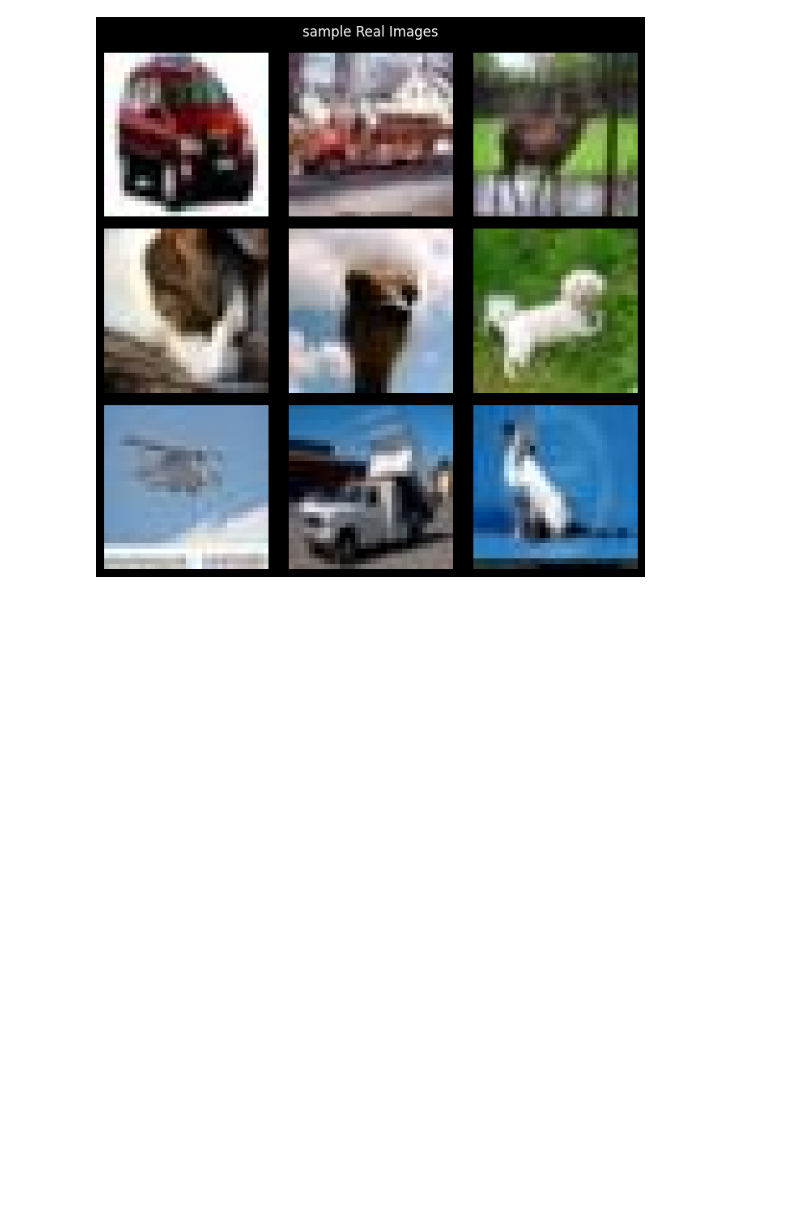
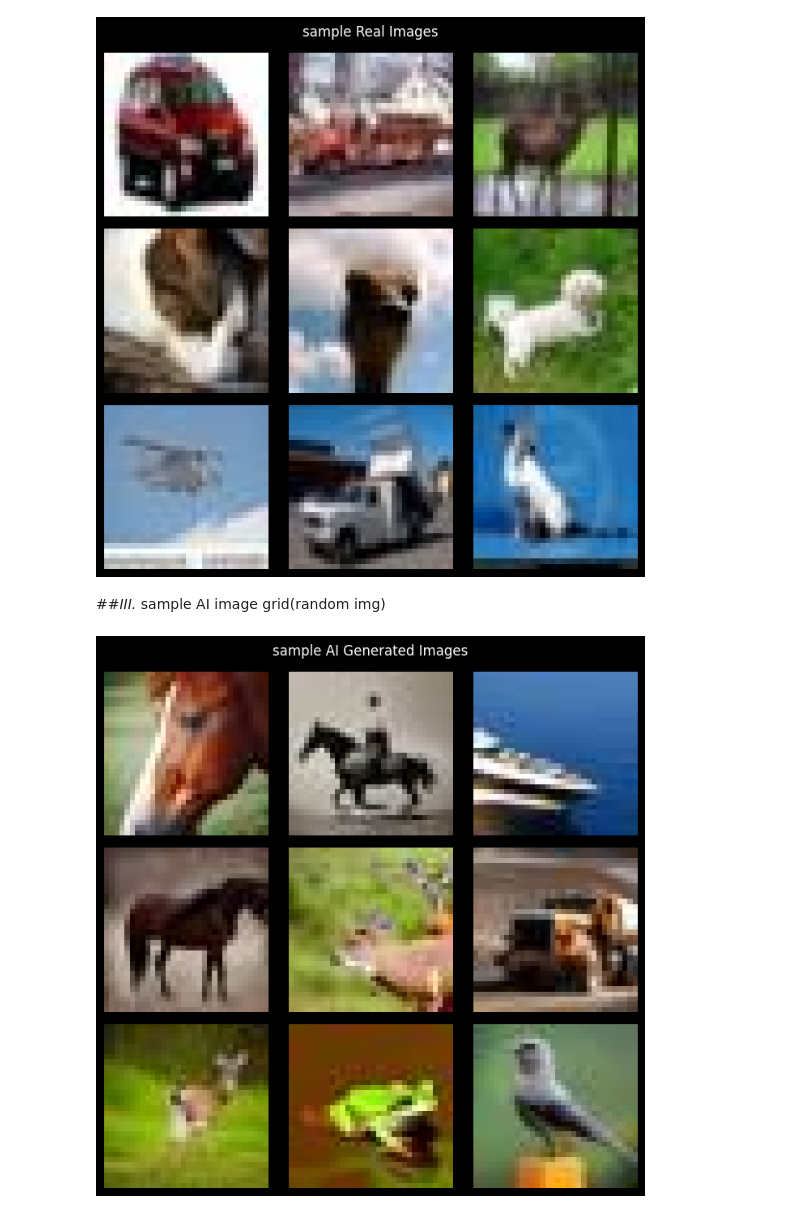
Before and after one commit to late-cat/First-Colab, a Jupyter notebook: Untitled2.ipynb, the cells around one changed output. Drawn from its saved outputs; the diff is of its cells as text; code cells hidden in the pictures; blank space fills up the shorter version.

Commit message:
sample grid of AI gen image visualisation

```diff
--- a/Untitled2.ipynb
+++ b/Untitled2.ipynb
@@ -122,3 +122,9 @@ def plot_sample_grid(df, label, n=9):
 plot_sample_grid(train_df, 'Real')
 # %% [output]
 [figure]
+# %% [markdown]
+##*III.* sample AI image grid(random img)
+# %%
+plot_sample_grid(train_df,'AI Generated')
+# %% [output]
+[figure, added]
```
Also changed, not shown: parts of 1 cell of this notebook.
